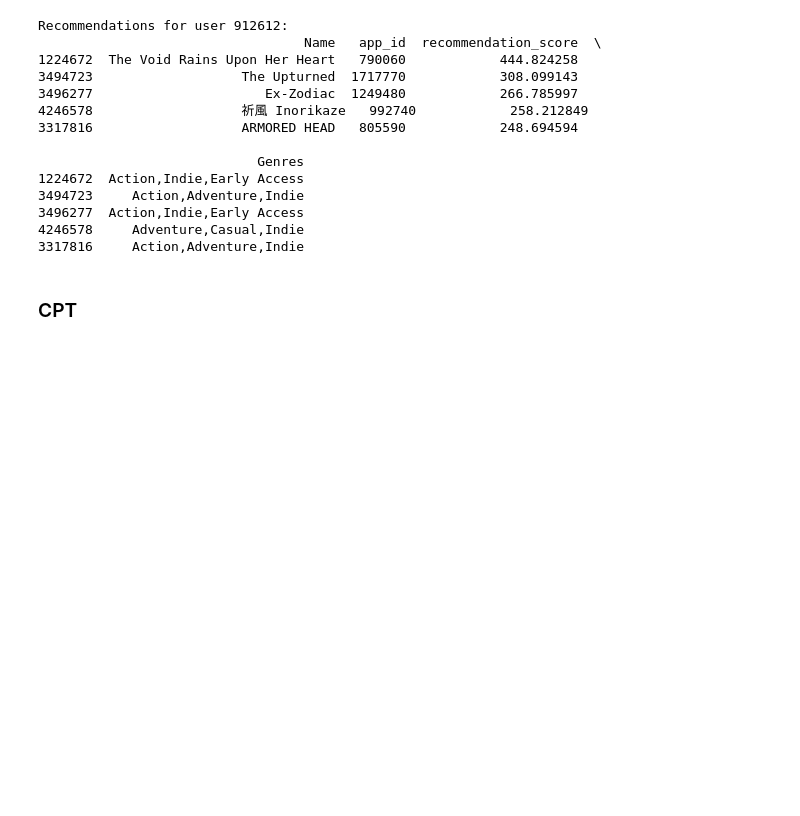
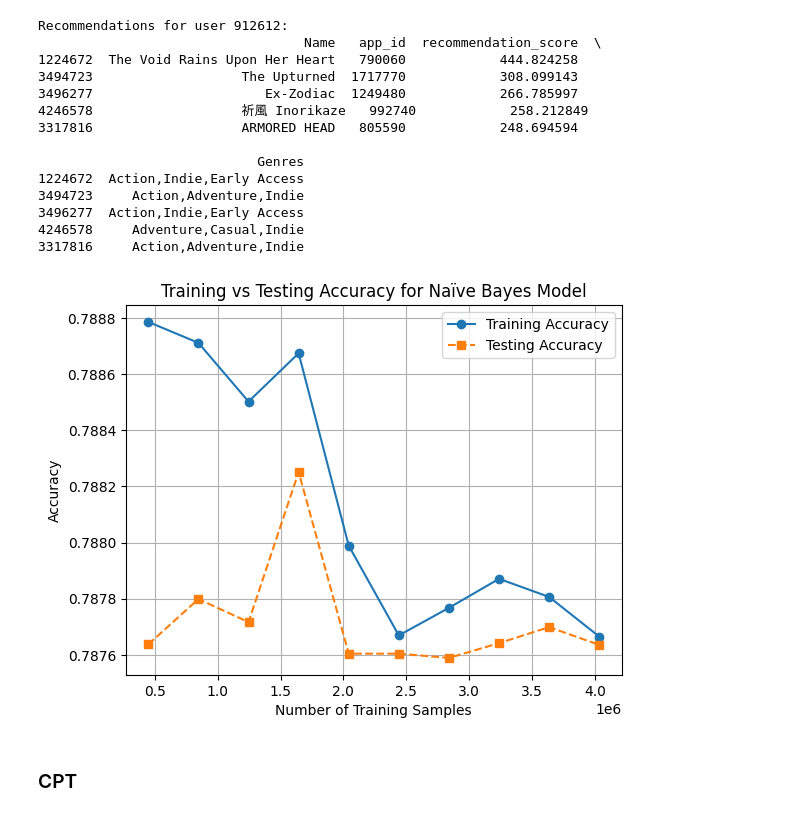
Before and after one commit to derricknguyen12/cse150a_project, a Jupyter notebook: proj.ipynb, the cells around one changed output. Drawn from its saved outputs; the diff is of its cells as text; code cells hidden in the pictures; blank space fills up the shorter version.

```diff
--- a/proj.ipynb
+++ b/proj.ipynb
@@ -835,6 +831,34 @@ Recommendations for user 912612:
 3496277  Action,Indie,Early Access
 4246578     Adventure,Casual,Indie
 3317816     Action,Adventure,Indie
+# %%
+# Fixing the train size issue by ensuring it remains a fraction of X_train
+
+train_sizes = np.linspace(0.1, 0.9, 10)
+
+train_acc = []
+test_acc = []
+
+for size in train_sizes:
+    X_subtrain, _, y_subtrain, _ = train_test_split(X_train, y_train, train_size=size, random_state=42)
+    nb_model.fit(X_subtrain, y_subtrain)
+
+    # Accuracy on training and test sets
+    train_acc.append(accuracy_score(y_subtrain, nb_model.predict(X_subtrain)))
+    test_acc.append(accuracy_score(y_test, nb_model.predict(X_test)))
+
+# Plot training vs testing accuracy
+# plt.figure(figsize=(8, 5))
+plt.plot(train_sizes * len(X_train), train_acc, label="Training Accuracy", marker='o', linestyle='-')
+plt.plot(train_sizes * len(X_train), test_acc, label="Testing Accuracy", marker='s', linestyle='--')
+plt.xlabel("Number of Training Samples")
+plt.ylabel("Accuracy")
+plt.title("Training vs Testing Accuracy for Naïve Bayes Model")
+plt.legend()
+plt.grid(True)
+plt.show()
+# %% [output]
+[figure, added]
 # %% [markdown]
 ### CPT
 # %%
```
Also changed, not shown: parts of 4 cells of this notebook.
